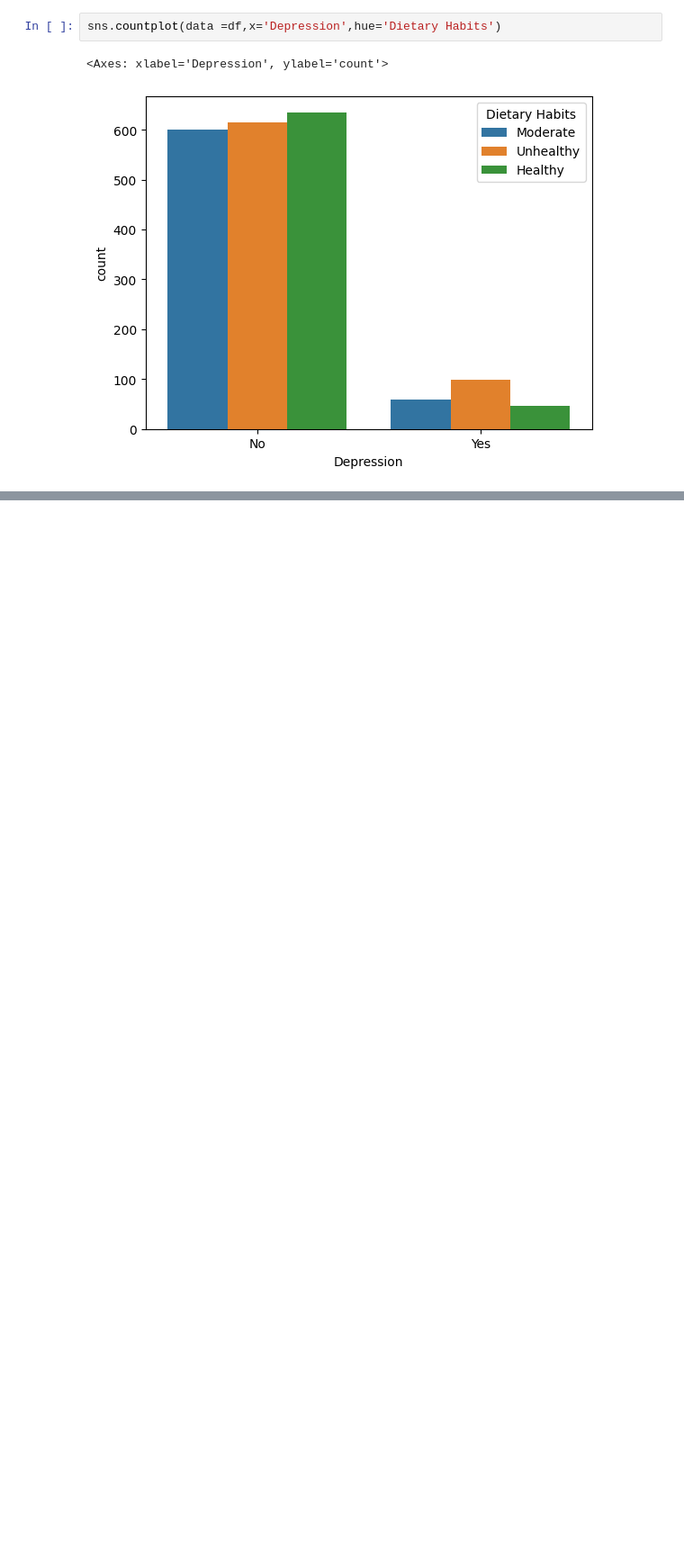
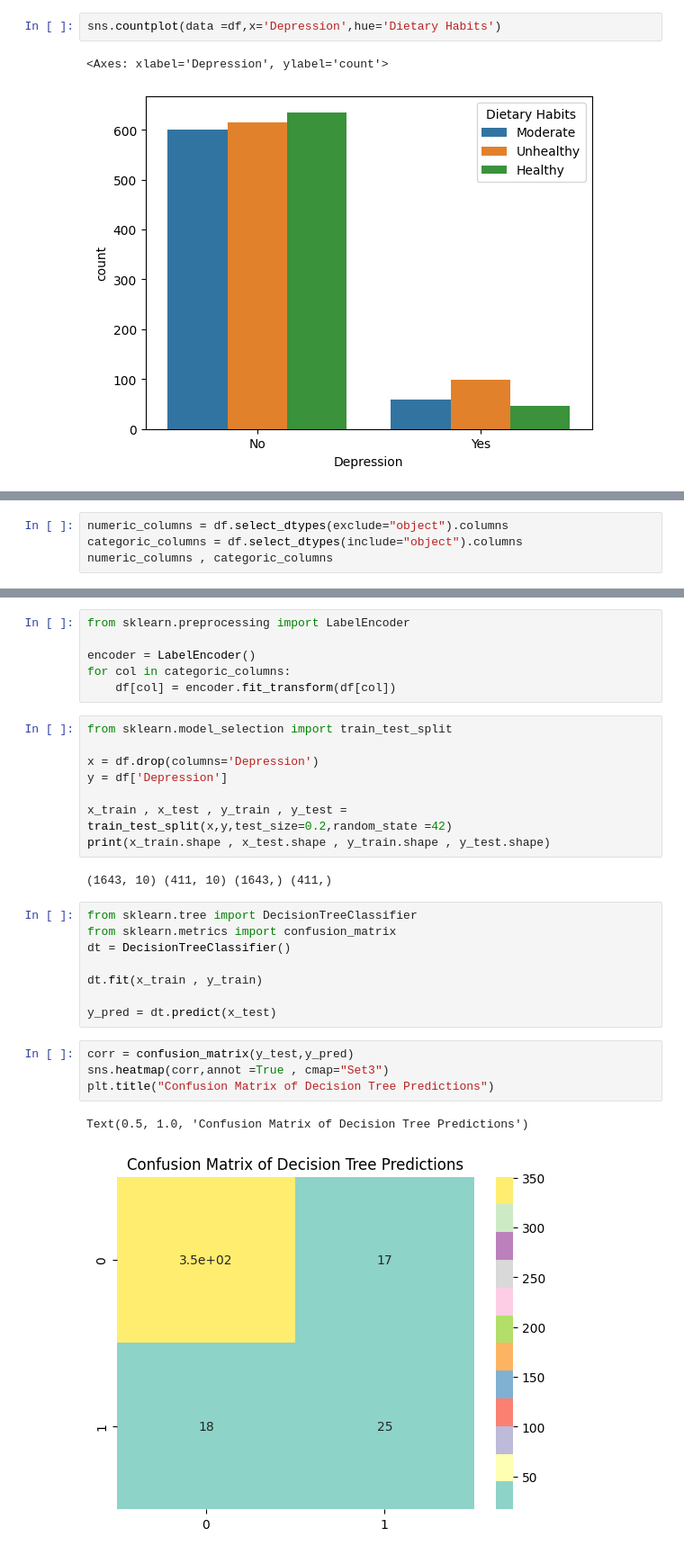
Before and after one commit to PARTHIBAN-007/Kaggle, a Jupyter notebook: Depression Analysis.ipynb, the cells around one changed output, grey strips where cells are left out. Shown: that part at 90% size. Saved outputs shown, nothing was run; the diff lists cells and outputs as text; blank space fills up the shorter version.

Commit message:
Kaggle Notebook | Depression🫥 Analysis | Decision Tree on Imbalanced Dataset

```diff
--- a/Depression Analysis.ipynb
+++ b/Depression Analysis.ipynb
@@ -115,0 +152,4 @@ sns.countplot(data =df,x='Depression',hue='Dietary Habits')
+# %%
+numeric_columns = df.select_dtypes(exclude="object").columns
+categoric_columns = df.select_dtypes(include="object").columns
+numeric_columns , categoric_columns
@@ -115,0 +163,31 @@ sns.countplot(data =df,x='Depression',hue='Dietary Habits')
+# %%
+from sklearn.preprocessing import LabelEncoder
+
+encoder = LabelEncoder()
+for col in categoric_columns:
+    df[col] = encoder.fit_transform(df[col])
+# %%
+from sklearn.model_selection import train_test_split
+
+x = df.drop(columns='Depression')
+y = df['Depression']
+
+x_train , x_test , y_train , y_test = train_test_split(x,y,test_size=0.2,random_state =42)
+print(x_train.shape , x_test.shape , y_train.shape , y_test.shape)
+# %% [output]
+(1643, 10) (411, 10) (1643,) (411,)
+# %%
+from sklearn.tree import DecisionTreeClassifier
+from sklearn.metrics import confusion_matrix
+dt = DecisionTreeClassifier()
+
+dt.fit(x_train , y_train)
+
+y_pred = dt.predict(x_test)
+# %%
+corr = confusion_matrix(y_test,y_pred)
+sns.heatmap(corr,annot =True , cmap="Set3")
+plt.title("Confusion Matrix of Decision Tree Predictions")
+# %% [output]
+Text(0.5, 1.0, 'Confusion Matrix of Decision Tree Predictions')
+[figure, added]
```
Also changed, not shown: parts of 5 cells of this notebook.
